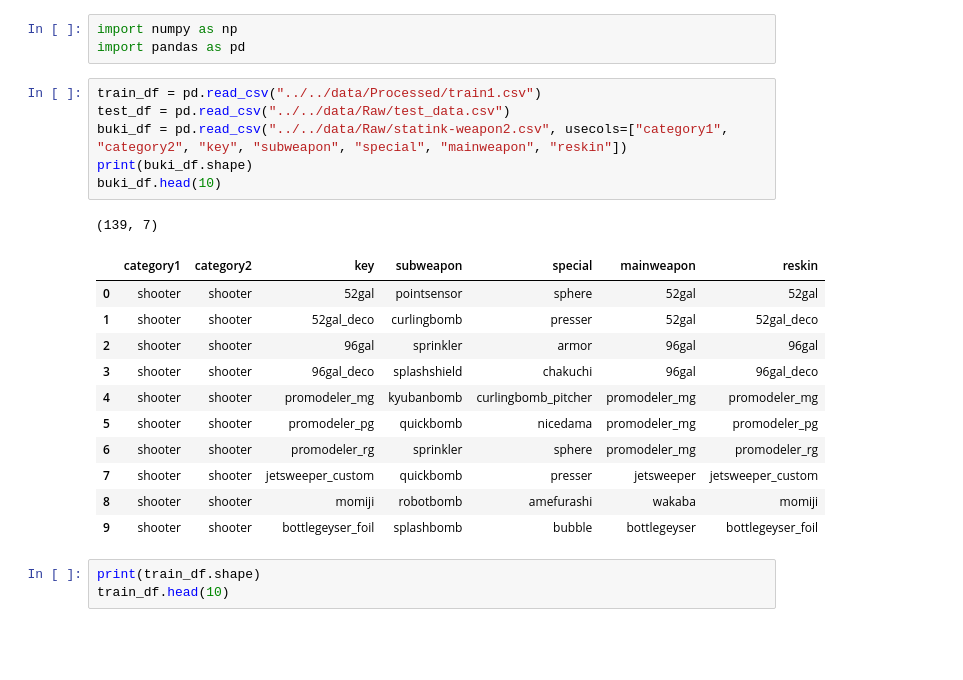
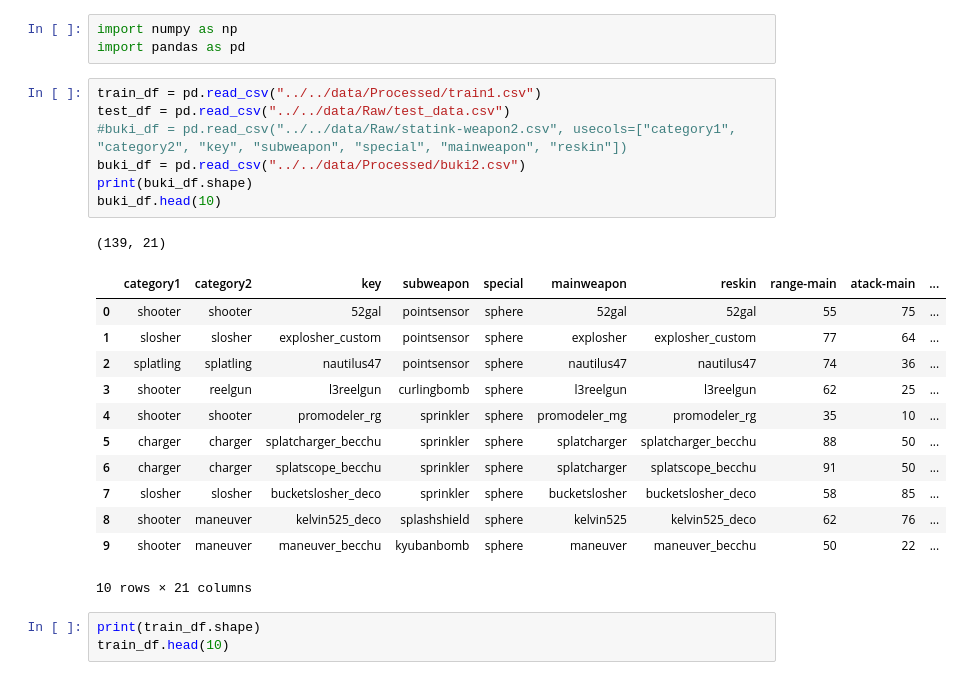
Before and after one commit to mitsuhiko-nozawa/ProbSpace-Splatoon-Competition, a Jupyter notebook: Nozawa/FeatureEngineering/featureEngineering2.ipynb, the cells around one changed output. Saved outputs shown, nothing was run; the diff lists cells and outputs as text; blank space fills up the shorter version.

```diff
--- a/Nozawa/FeatureEngineering/featureEngineering2.ipynb
+++ b/Nozawa/FeatureEngineering/featureEngineering2.ipynb
@@ -9,22 +9,24 @@ import pandas as pd
 # %%
 train_df = pd.read_csv("../../data/Processed/train1.csv")
 test_df = pd.read_csv("../../data/Raw/test_data.csv")
-buki_df = pd.read_csv("../../data/Raw/statink-weapon2.csv", usecols=["category1", "category2", "key", "subweapon", "special", "mainweapon", "reskin"])
+#buki_df = pd.read_csv("../../data/Raw/statink-weapon2.csv", usecols=["category1", "category2", "key", "subweapon", "special", "mainweapon", "reskin"])
+buki_df = pd.read_csv("../../data/Processed/buki2.csv")
 print(buki_df.shape)
 buki_df.head(10)
 # %% [output]
-(139, 7)
+(139, 21)
-|  | category1 | category2 | key | subweapon | special | mainweapon | reskin |
-| 0 | shooter | shooter | 52gal | pointsensor | sphere | 52gal | 52gal |
-| 1 | shooter | shooter | 52gal_deco | curlingbomb | presser | 52gal | 52gal_deco |
-| 2 | shooter | shooter | 96gal | sprinkler | armor | 96gal | 96gal |
-| 3 | shooter | shooter | 96gal_deco | splashshield | chakuchi | 96gal | 96gal_deco |
-| 4 | shooter | shooter | promodeler_mg | kyubanbomb | curlingbomb_pitcher | promodeler_mg | promodeler_mg |
-| 5 | shooter | shooter | promodeler_pg | quickbomb | nicedama | promodeler_mg | promodeler_pg |
-| 6 | shooter | shooter | promodeler_rg | sprinkler | sphere | promodeler_mg | promodeler_rg |
-| 7 | shooter | shooter | jetsweeper_custom | quickbomb | presser | jetsweeper | jetsweeper_custom |
-| 8 | shooter | shooter | momiji | robotbomb | amefurashi | wakaba | momiji |
-| 9 | shooter | shooter | bottlegeyser_foil | splashbomb | bubble | bottlegeyser | bottlegeyser_foil |
+|  | category1 | category2 | key | subweapon | special | mainweapon | reskin | range-main | atack-main | ... |
+| 0 | shooter | shooter | 52gal | pointsensor | sphere | 52gal | 52gal | 55 | 75 | ... |
+| 1 | slosher | slosher | explosher_custom | pointsensor | sphere | explosher | explosher_custom | 77 | 64 | ... |
+| 2 | splatling | splatling | nautilus47 | pointsensor | sphere | nautilus47 | nautilus47 | 74 | 36 | ... |
+| 3 | shooter | reelgun | l3reelgun | curlingbomb | sphere | l3reelgun | l3reelgun | 62 | 25 | ... |
+| 4 | shooter | shooter | promodeler_rg | sprinkler | sphere | promodeler_mg | promodeler_rg | 35 | 10 | ... |
+| 5 | charger | charger | splatcharger_becchu | sprinkler | sphere | splatcharger | splatcharger_becchu | 88 | 50 | ... |
+| 6 | charger | charger | splatscope_becchu | sprinkler | sphere | splatcharger | splatscope_becchu | 91 | 50 | ... |
+| 7 | slosher | slosher | bucketslosher_deco | sprinkler | sphere | bucketslosher | bucketslosher_deco | 58 | 85 | ... |
+| 8 | shooter | maneuver | kelvin525_deco | splashshield | sphere | kelvin525 | kelvin525_deco | 62 | 76 | ... |
+| 9 | shooter | maneuver | maneuver_becchu | kyubanbomb | sphere | maneuver | maneuver_becchu | 50 | 22 | ... |
+10 rows × 21 columns
 # %%
 print(train_df.shape)
 train_df.head(10)
```
Also changed, not shown: parts of 3 cells of this notebook, 11 other files.
